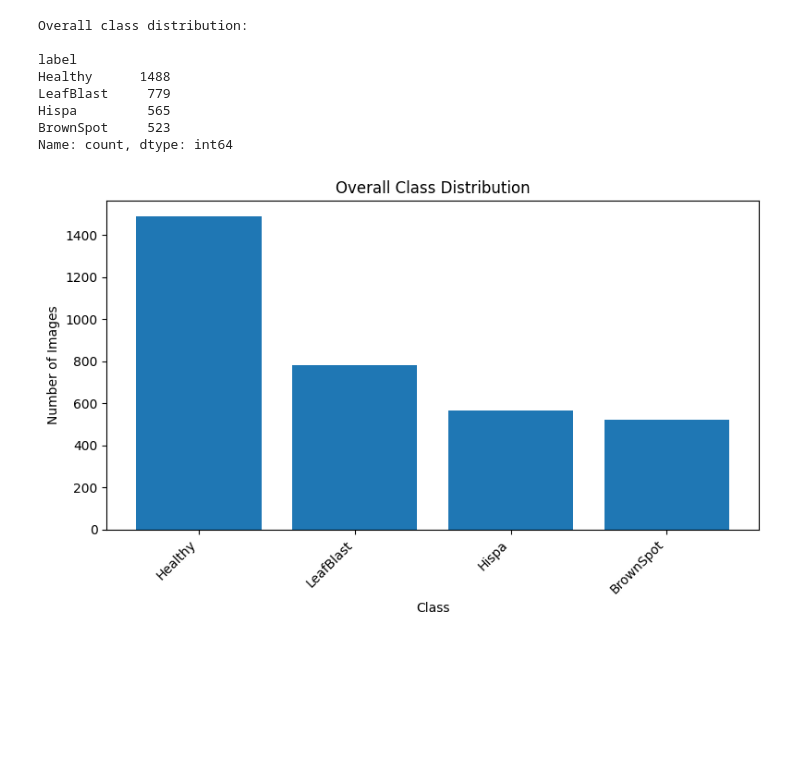
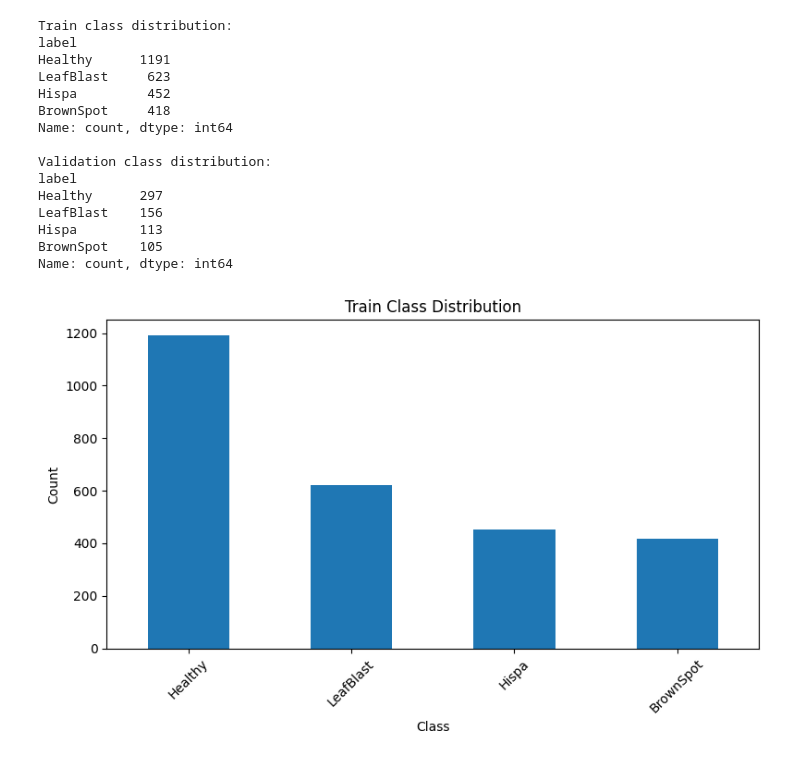
Before and after one commit to ninapascua/Rice-Leaf-Disease-Detection, a Jupyter notebook: notebooks/01_eda.ipynb, the cells around one changed output. Drawn from its saved outputs; the diff is of its cells as text; code cells hidden in the pictures; blank space fills up the shorter version.

```diff
--- a/notebooks/01_eda.ipynb
+++ b/notebooks/01_eda.ipynb
@@ -17,16 +13,0 @@ plt.rcParams["axes.labelsize"] = 10
-# %%
-# Exploratory Data Analysis (EDA)
-# This notebook explores the rice leaf dataset used for disease classification.
-
-import os
-from pathlib import Path
-from collections import Counter
-
-import pandas as pd
-import numpy as np
-import matplotlib.pyplot as plt
-from PIL import Image
-
-plt.rcParams["figure.figsize"] = (8, 5)
-plt.rcParams["axes.titlesize"] = 12
-plt.rcParams["axes.labelsize"] = 10
@@ -133,23 +46,42 @@ Name: count, dtype: int64
+# %%
+# =========================
+# CELL 3: CLASS DISTRIBUTION
+# =========================
+print("Train class distribution:")
+print(train_df["label"].value_counts())
+
+print("\nValidation class distribution:")
+print(val_df["label"].value_counts())
+# %% [output]
+Train class distribution:
+label
+Healthy      1191
+LeafBlast     623
+Hispa         452
+BrownSpot     418
+Name: count, dtype: int64
+
+Validation class distribution:
+label
+Healthy      297
+LeafBlast    156
+Hispa        113
+BrownSpot    105
+Name: count, dtype: int64
 # %%
-class_counts = df["label"].value_counts().sort_values(ascending=False)
-print("Overall class distribution:\n")
-print(class_counts)
+# =========================
+# CELL 4: PLOT CLASS DISTRIBUTION
+# =========================
+class_counts = train_df["label"].value_counts()
 
-plt.figure(figsize=(8, 5))
-plt.bar(class_counts.index, class_counts.values)
-plt.title("Overall Class Distribution")
-plt.xlabel("Class")
-plt.ylabel("Number of Images")
-plt.xticks(rotation=45, ha="right")
-plt.tight_layout()
-plt.show()
+if len(class_counts) == 0:
+    print("No training data found. Check file paths.")
+else:
+    class_counts.plot(kind="bar", figsize=(8, 5), title="Train Class Distribution")
+    plt.xlabel("Class")
+    plt.ylabel("Count")
+    plt.xticks(rotation=45)
+    plt.tight_layout()
+    plt.show()
 # %% [output]
-Overall class distribution:
-
-label
-Healthy      1488
-LeafBlast     779
-Hispa         565
-BrownSpot     523
-Name: count, dtype: int64
-[figure, old version]
+[figure, new version]
```
Also changed, not shown: parts of 19 cells of this notebook, 23 other files.
